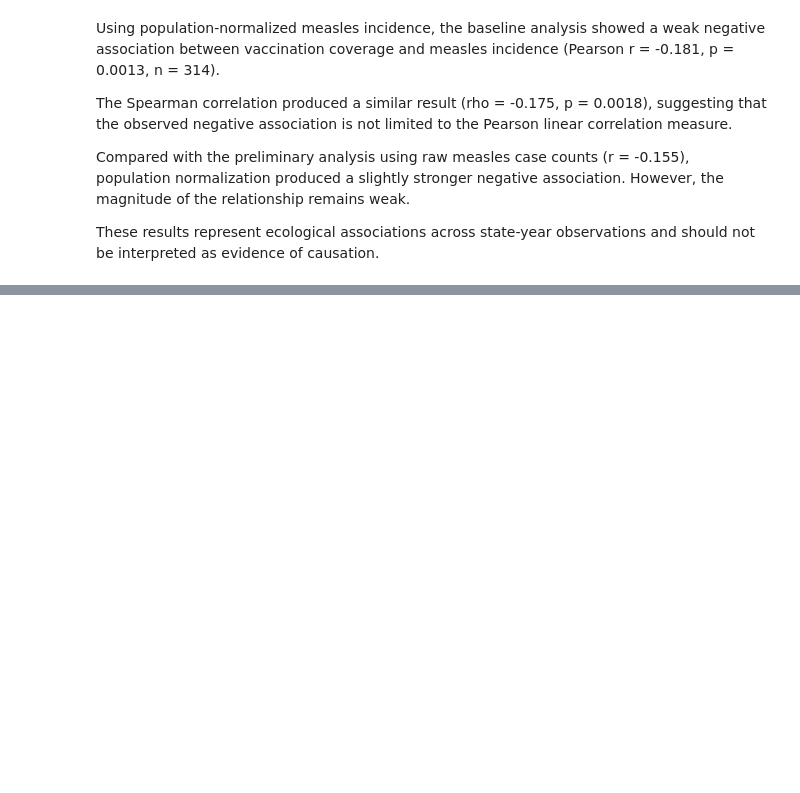
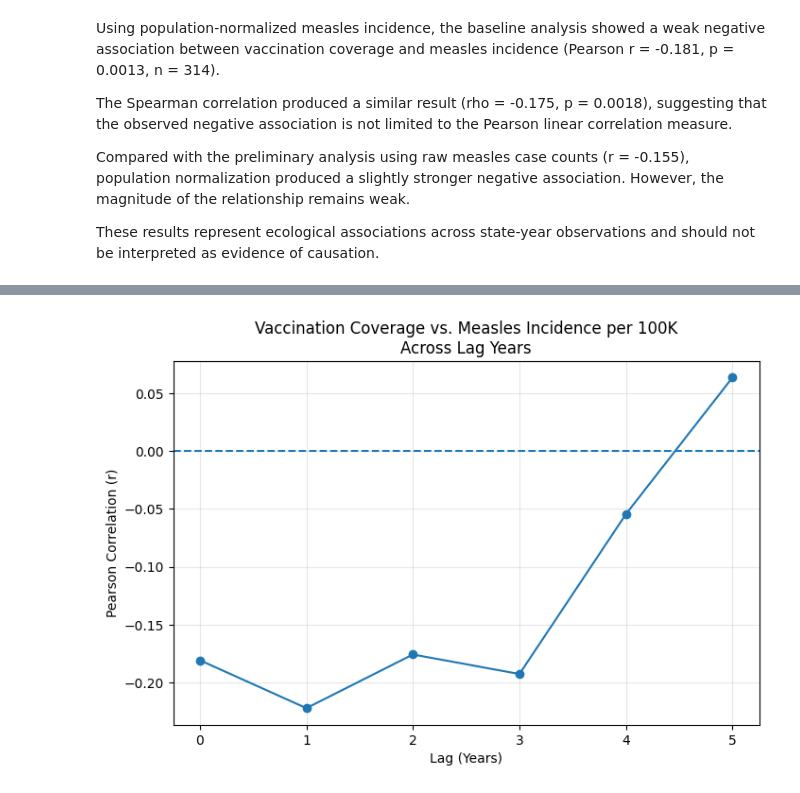
Before and after one commit to FusRaDa/biot670i_capstone_vaccination_project, a Jupyter notebook: perin_notebooks/Population_Normalized_Incidence_Analysis.ipynb, the cells around one changed output, grey strips where cells are left out. Cells and saved outputs as stored; diff of their text form; code cells hidden in the pictures; blank space fills up the shorter version.

Commit message:
Complete normalized 0-5 year measles lag analysis

```diff
--- a/perin_notebooks/Population_Normalized_Incidence_Analysis.ipynb
+++ b/perin_notebooks/Population_Normalized_Incidence_Analysis.ipynb
@@ -252,0 +323,23 @@ observations and should not be interpreted as evidence of causation.
+# %%
+plt.figure(figsize=(8, 5))
+
+plt.plot(
+    normalized_lag_results["lag_years"],
+    normalized_lag_results["pearson_r"],
+    marker="o"
+)
+
+plt.axhline(0, linestyle="--")
+
+plt.xlabel("Lag (Years)")
+plt.ylabel("Pearson Correlation (r)")
+plt.title(
+    "Vaccination Coverage vs. Measles Incidence per 100K\nAcross Lag Years"
+)
+
+plt.xticks(normalized_lag_results["lag_years"])
+plt.grid(alpha=0.3)
+
+plt.show()
+# %% [output]
+[figure, added]
```
Also changed, not shown: parts of 5 cells of this notebook.
